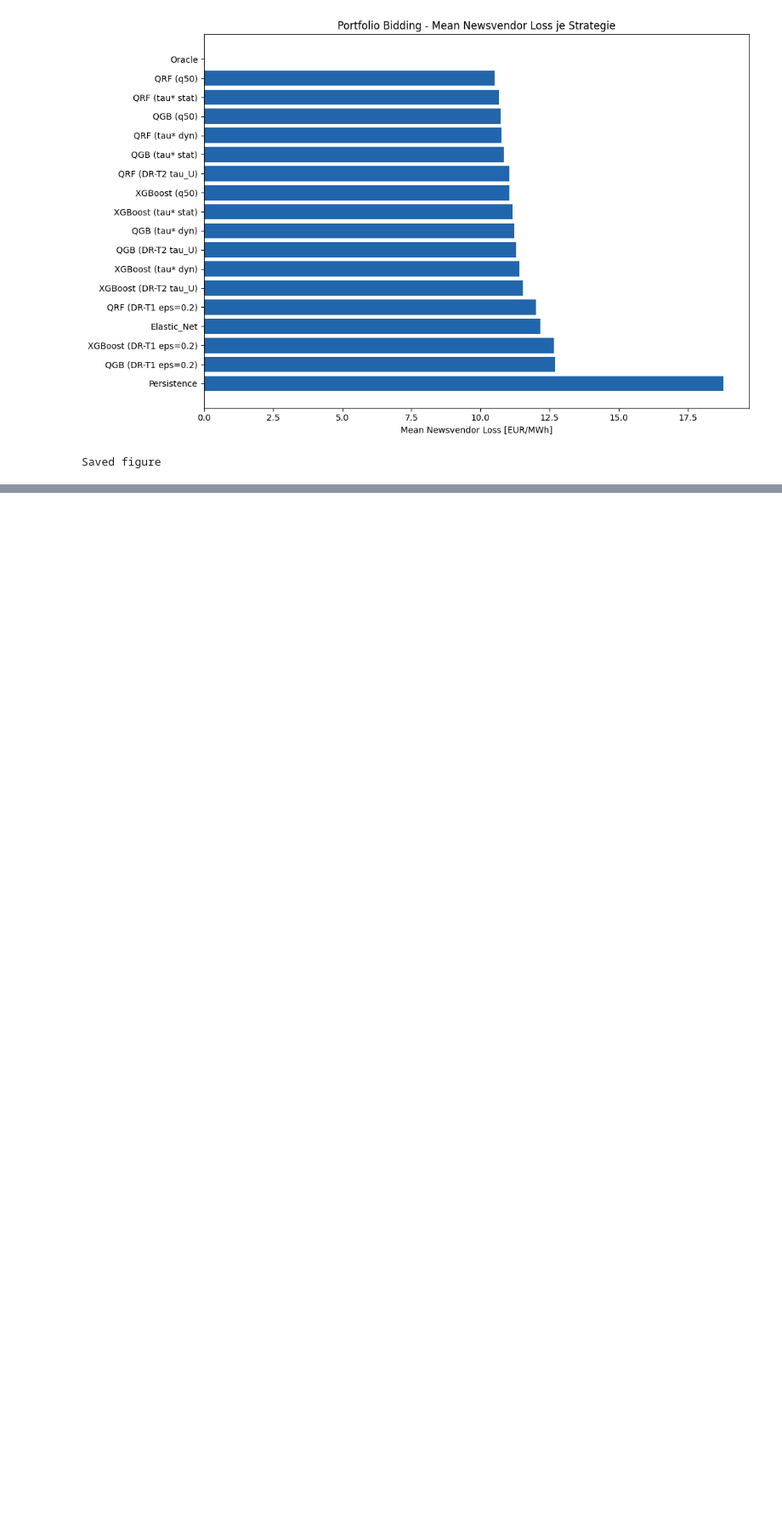
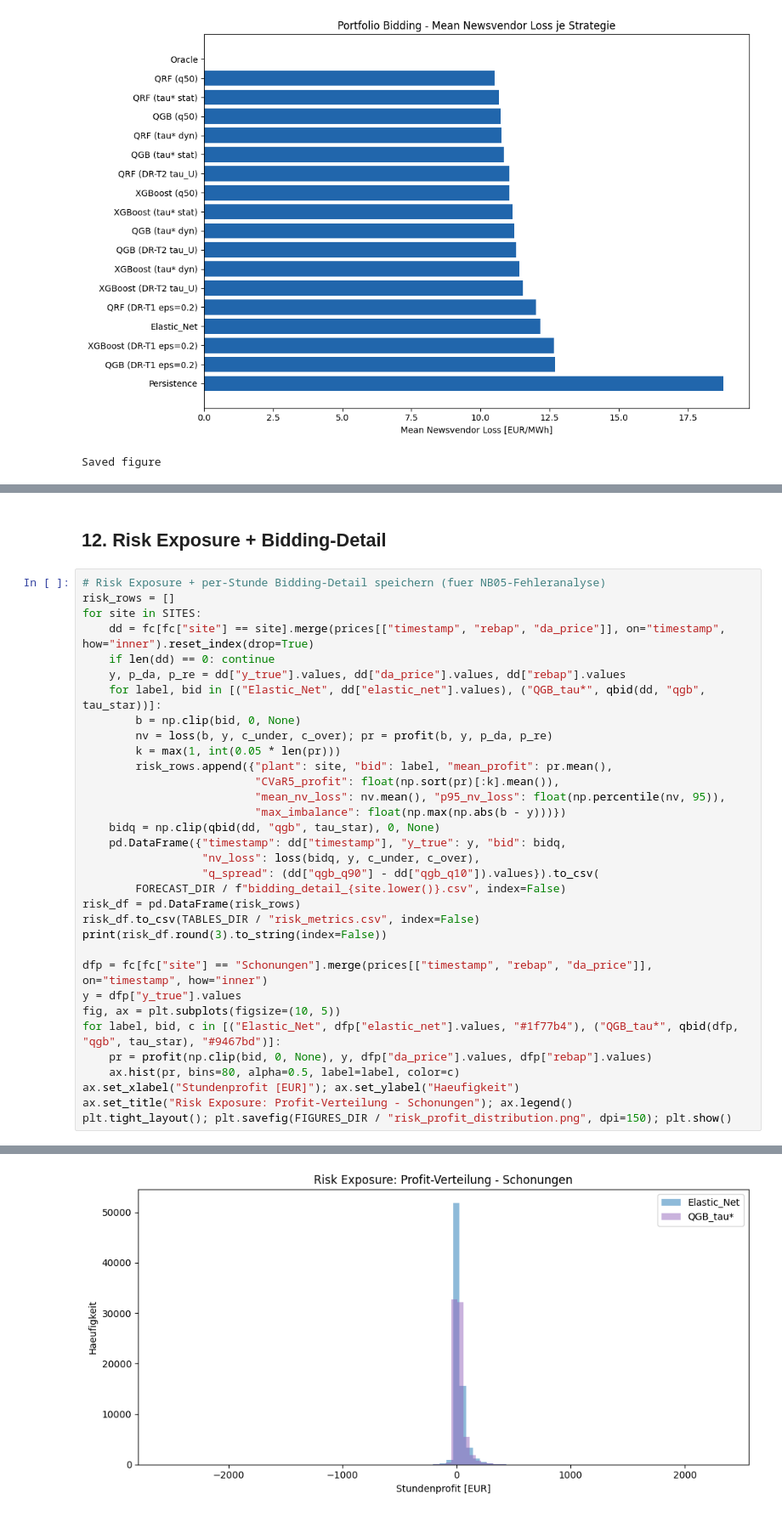
Before and after one commit to noahweis-uni/wind_bidding_project, a Jupyter notebook: notebooks/04_bidding_evaluation.ipynb, the cells around one changed output, grey strips where cells are left out. Shown at 85% size. Saved outputs shown, nothing was run; the diff lists cells and outputs as text; blank space fills up the shorter version.

```diff
--- a/notebooks/04_bidding_evaluation.ipynb
+++ b/notebooks/04_bidding_evaluation.ipynb
@@ -239,0 +360,36 @@ Saved figure
+# %% [markdown]
+## 12. Risk Exposure + Bidding-Detail
+# %%
+# Risk Exposure + per-Stunde Bidding-Detail speichern (fuer NB05-Fehleranalyse)
+risk_rows = []
+for site in SITES:
+    dd = fc[fc["site"] == site].merge(prices[["timestamp", "rebap", "da_price"]], on="timestamp", how="inner").reset_index(drop=True)
+    if len(dd) == 0: continue
+    y, p_da, p_re = dd["y_true"].values, dd["da_price"].values, dd["rebap"].values
+    for label, bid in [("Elastic_Net", dd["elastic_net"].values), ("QGB_tau*", qbid(dd, "qgb", tau_star))]:
+        b = np.clip(bid, 0, None)
+        nv = loss(b, y, c_under, c_over); pr = profit(b, y, p_da, p_re)
+        k = max(1, int(0.05 * len(pr)))
+        risk_rows.append({"plant": site, "bid": label, "mean_profit": pr.mean(),
+                          "CVaR5_profit": float(np.sort(pr)[:k].mean()),
+                          "mean_nv_loss": nv.mean(), "p95_nv_loss": float(np.percentile(nv, 95)),
+                          "max_imbalance": float(np.max(np.abs(b - y)))})
+    bidq = np.clip(qbid(dd, "qgb", tau_star), 0, None)
+    pd.DataFrame({"timestamp": dd["timestamp"], "y_true": y, "bid": bidq,
+                  "nv_loss": loss(bidq, y, c_under, c_over),
+                  "q_spread": (dd["qgb_q90"] - dd["qgb_q10"]).values}).to_csv(
+        FORECAST_DIR / f"bidding_detail_{site.lower()}.csv", index=False)
+risk_df = pd.DataFrame(risk_rows)
+risk_df.to_csv(TABLES_DIR / "risk_metrics.csv", index=False)
+print(risk_df.round(3).to_string(index=False))
+
+dfp = fc[fc["site"] == "Schonungen"].merge(prices[["timestamp", "rebap", "da_price"]], on="timestamp", how="inner")
+y = dfp["y_true"].values
+fig, ax = plt.subplots(figsize=(10, 5))
+for label, bid, c in [("Elastic_Net", dfp["elastic_net"].values, "#1f77b4"), ("QGB_tau*", qbid(dfp, "qgb", tau_star), "#9467bd")]:
+    pr = profit(np.clip(bid, 0, None), y, dfp["da_price"].values, dfp["rebap"].values)
+    ax.hist(pr, bins=80, alpha=0.5, label=label, color=c)
+ax.set_xlabel("Stundenprofit [EUR]"); ax.set_ylabel("Haeufigkeit")
+ax.set_title("Risk Exposure: Profit-Verteilung - Schonungen"); ax.legend()
+plt.tight_layout(); plt.savefig(FIGURES_DIR / "risk_profit_distribution.png", dpi=150); plt.show()
+# %% [output]
@@ -239,0 +405 @@ Saved figure
+[figure, added]
```
Also changed, not shown: parts of 9 cells of this notebook, 11 other files.
